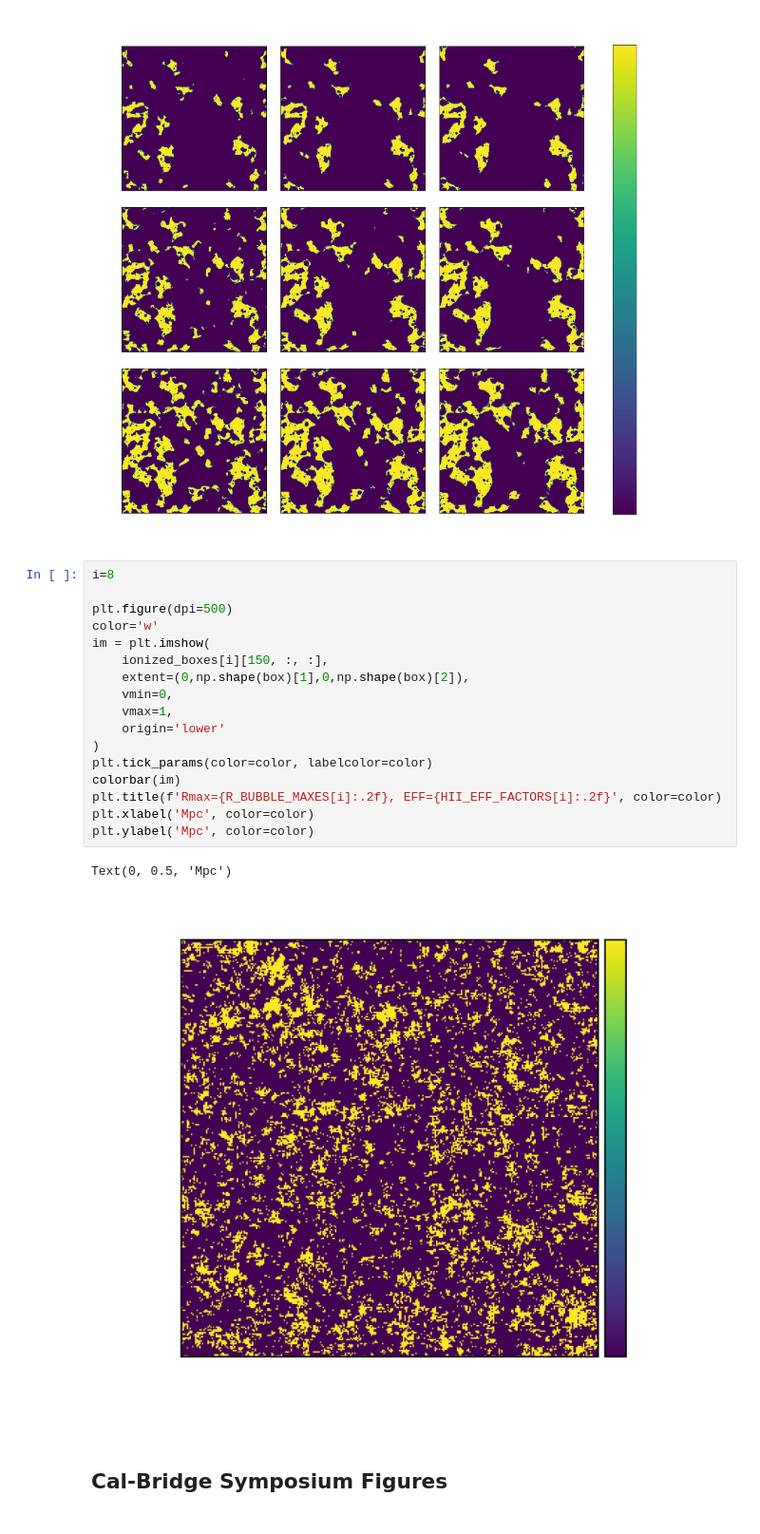
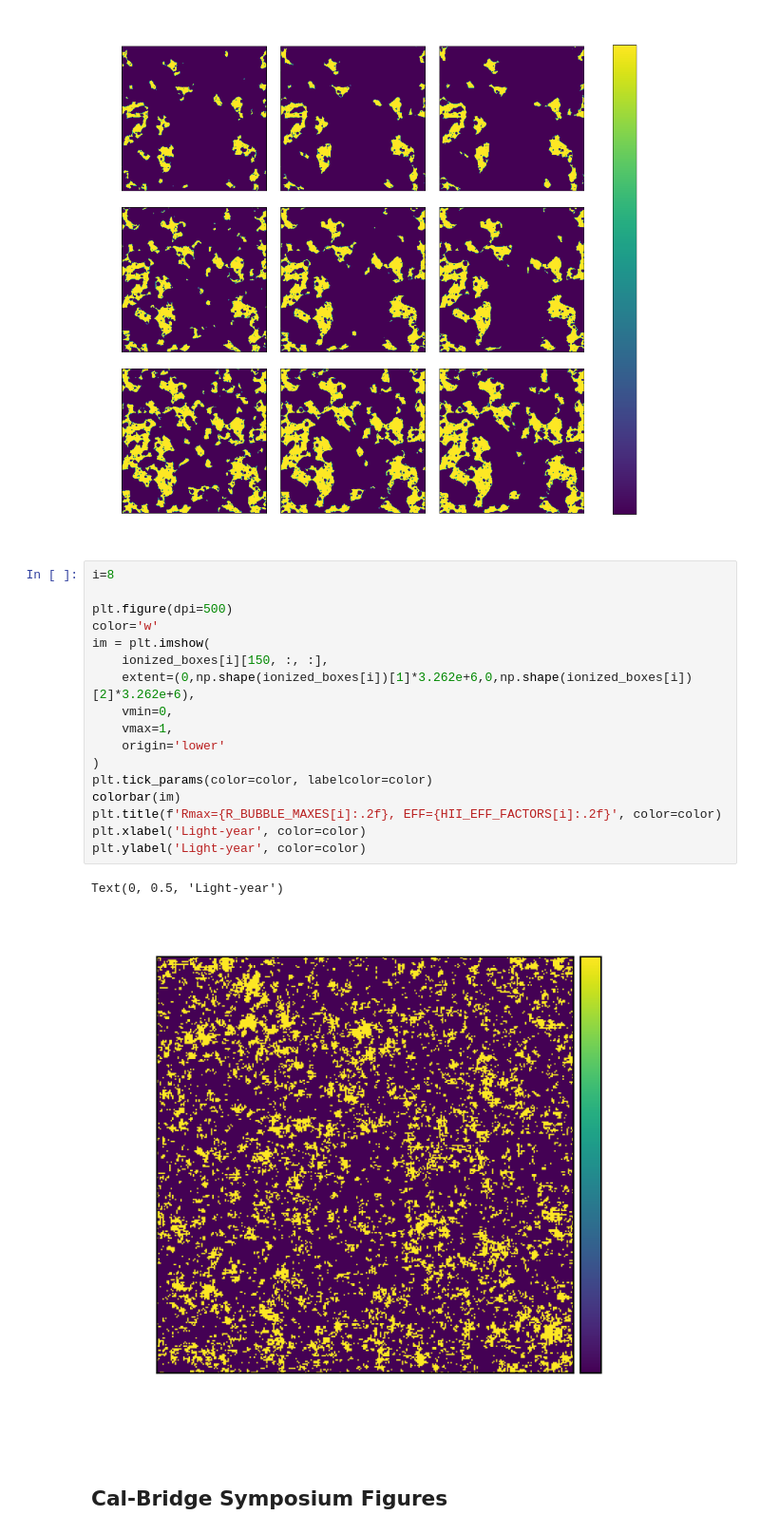
Before and after one commit to tommychinwj/HI_characterization, a Jupyter notebook: cube_HI_characterization.ipynb, the cells around one changed output. Shown at 95% size. Cells and saved outputs as stored; diff of their text form.

```diff
--- a/cube_HI_characterization.ipynb
+++ b/cube_HI_characterization.ipynb
@@ -1374,23 +1374,23 @@ slices_plots()
 # %%
 i=8
 
 plt.figure(dpi=500)
 color='w'
 im = plt.imshow(
     ionized_boxes[i][150, :, :],
-    extent=(0,np.shape(box)[1],0,np.shape(box)[2]),
+    extent=(0,np.shape(ionized_boxes[i])[1]*3.262e+6,0,np.shape(ionized_boxes[i])[2]*3.262e+6),
     vmin=0,
     vmax=1,
     origin='lower'
 )
 plt.tick_params(color=color, labelcolor=color)
 colorbar(im)
 plt.title(f'Rmax={R_BUBBLE_MAXES[i]:.2f}, EFF={HII_EFF_FACTORS[i]:.2f}', color=color)
-plt.xlabel('Mpc', color=color)
-plt.ylabel('Mpc', color=color)
+plt.xlabel('Light-year', color=color)
+plt.ylabel('Light-year', color=color)
 # %% [output]
-Text(0, 0.5, 'Mpc')
+Text(0, 0.5, 'Light-year')
-[figure, old version]
+[figure, new version]
 # %% [markdown]
 ## Cal-Bridge Symposium Figures
 # %%
```
Also changed, not shown: parts of 4 cells of this notebook.
